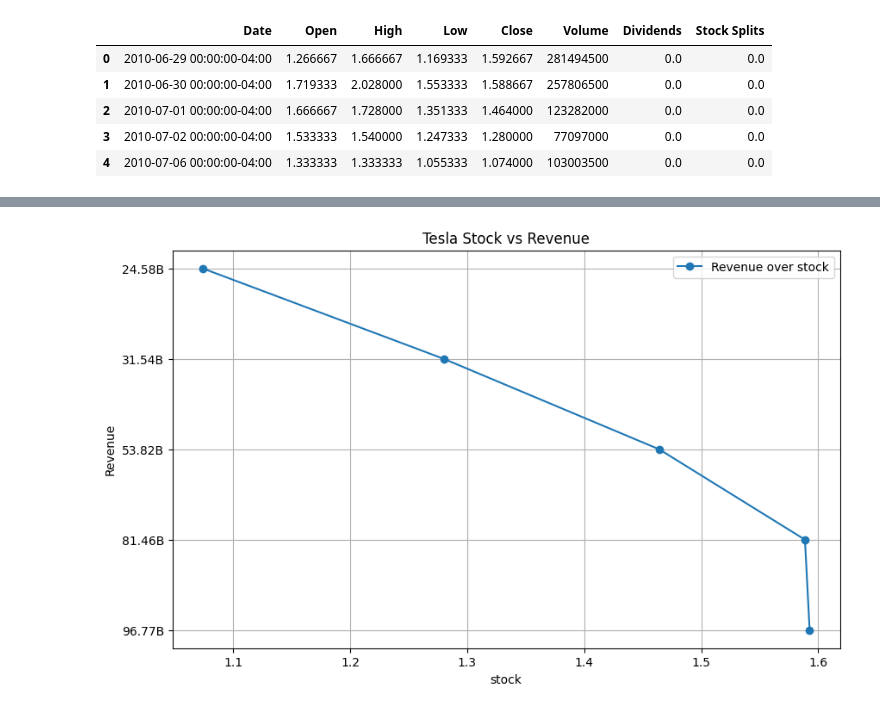
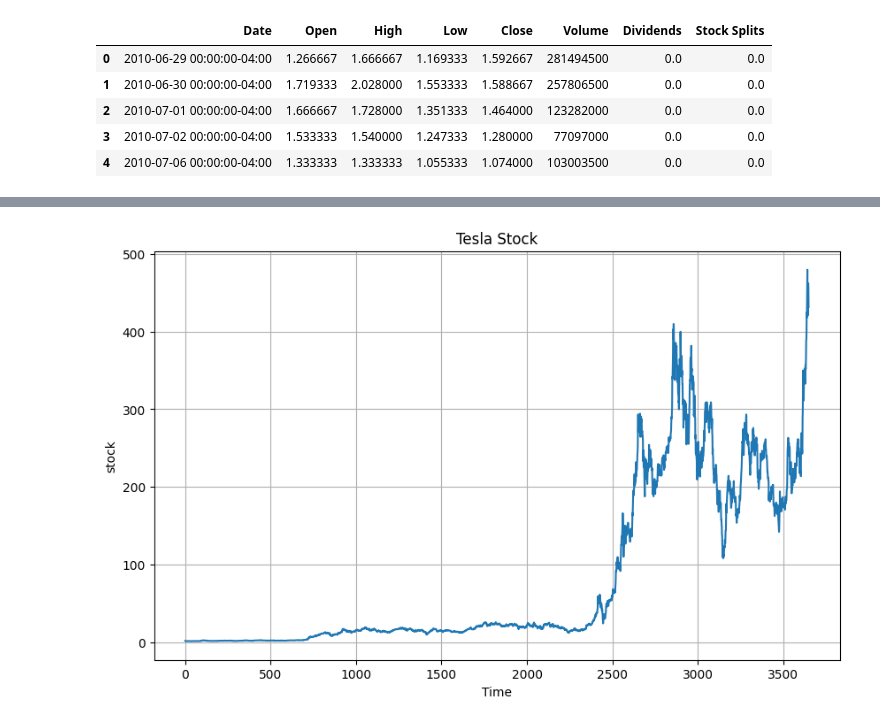
Before and after one commit to punarvasu26/codeTank, a Jupyter notebook: Python Project - Analyzing Historical Stock & Revenue Data and Building a Dashboard.ipynb, the cells around one changed output, grey strips where cells are left out. Saved outputs shown, nothing was run; the diff lists cells and outputs as text; code cells hidden in the pictures.

Commit message:
Python Project Course 5
Python Project - Analyzing Historical Stock & Revenue Data and Building a Dashboard.ipynb

```diff
--- a/Python Project - Analyzing Historical Stock & Revenue Data and Building a Dashboard.ipynb
+++ b/Python Project - Analyzing Historical Stock & Revenue Data and Building a Dashboard.ipynb
@@ -101,0 +99,12 @@ GME_revenue_data.head()
+# %%
+# Question 6 - GameStop Stock and Revenue Dashboard
+import matplotlib.pyplot as plt
+def make_graph(stock_data, title="GME Stock", x_label="Time", y_label="stock"):
+    plt.figure(figsize=(10, 6))
+    plt.plot(stock_data, marker="")
+    plt.title(title)
+    plt.xlabel(x_label)
+    plt.ylabel(y_label)
+    plt.grid(True)
+    plt.show()
+make_graph(GME_stock["Close"])
@@ -102,17 +113,14 @@ GME_revenue_data.head()
 # %%
 # Question 5 - Tesla Stock and Revenue Dashboard
 import matplotlib.pyplot as plt
-def make_graph(stock_data, revenue_data, title="Tesla Stock vs Revenue", x_label="stock", y_label="Revenue"):
-    if len(stock_data) != len(revenue_data):
-        raise ValueError("The length of stock_data and revenue_data must be the same.")
+def make_graph(stock_data, title="Tesla Stock", x_label="Time", y_label="stock"):
     plt.figure(figsize=(10, 6))
-    plt.plot(stock_data, revenue_data, marker="o", label=f"{y_label} over {x_label}")
+    plt.plot(stock_data, marker="")
     plt.title(title)
     plt.xlabel(x_label)
     plt.ylabel(y_label)
-    plt.legend()
     plt.grid(True)
     plt.show()
-make_graph(tsla_stock["Close"].head(), tsla_revenue_data['Revenue'].head())
+make_graph(tsla_stock["Close"])
 # %% [output]
-[figure, old version]
+[figure, new version]
```
Also changed, not shown: parts of 10 cells of this notebook.
